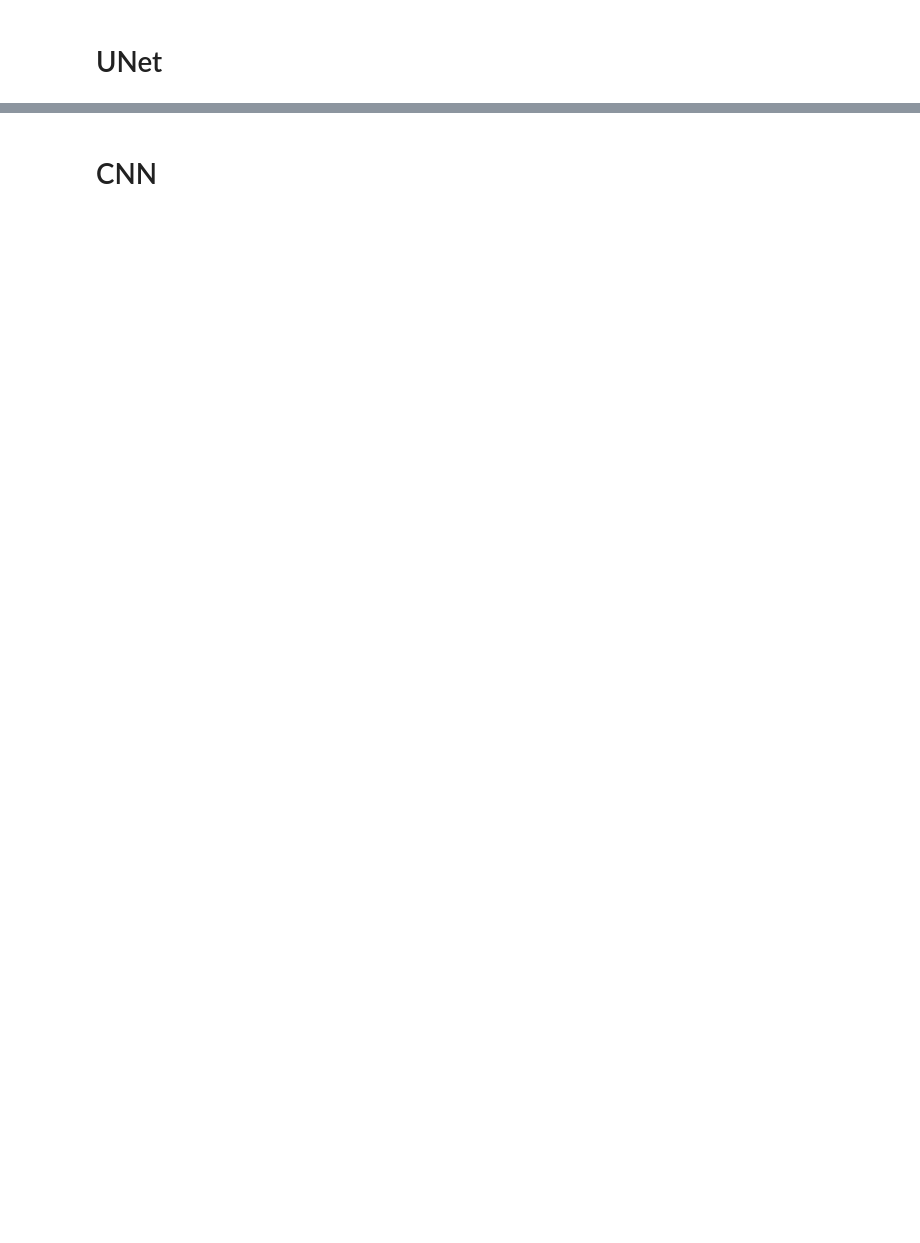
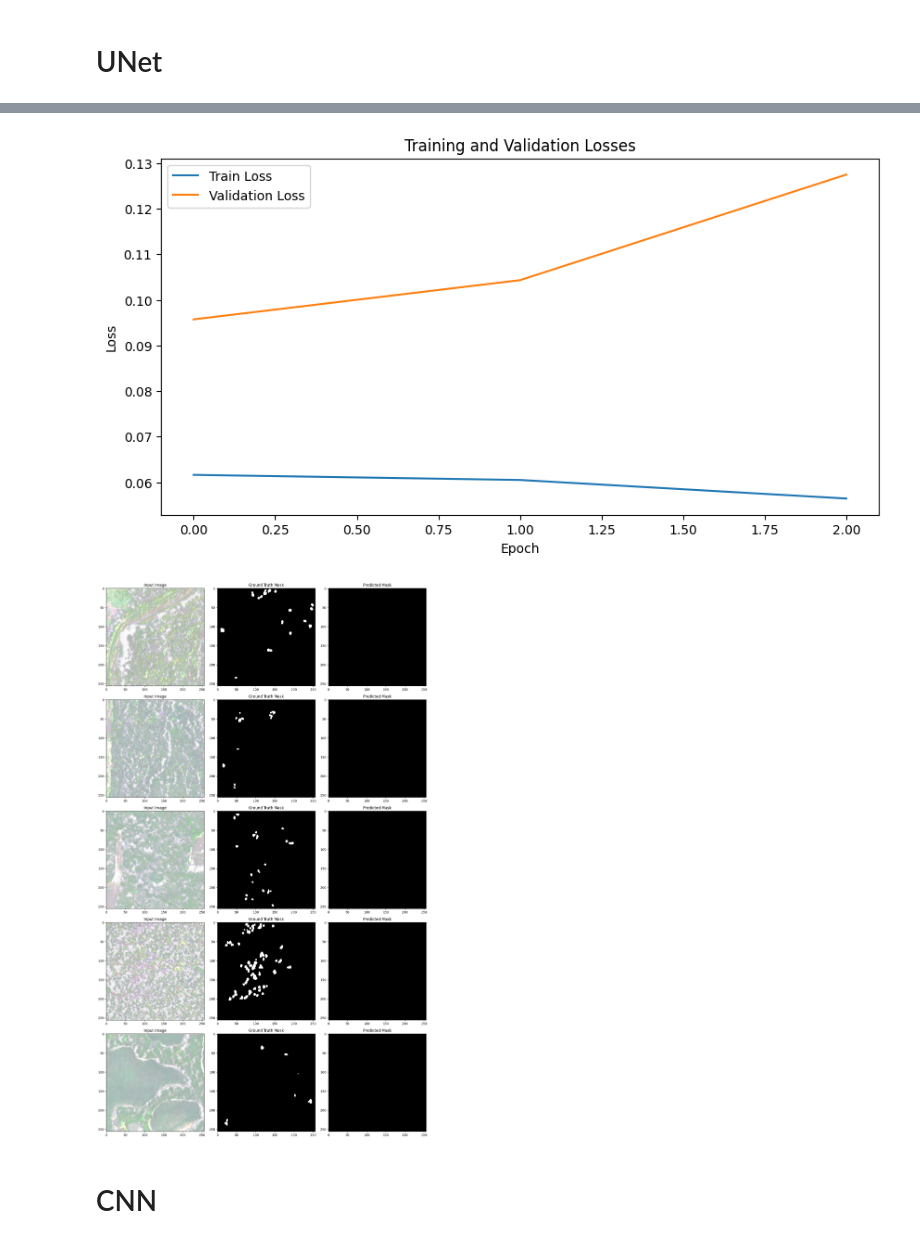
Before and after one commit to abaj8494/cv-tree-seg, a Jupyter notebook: main.ipynb, the cells around one changed output, grey strips where cells are left out. Cells and saved outputs as stored; diff of their text form; code cells hidden in the pictures; blank space fills up the shorter version.

```diff
--- a/main.ipynb
+++ b/main.ipynb
@@ -84,0 +284,14 @@ class UNet(nn.Module):
+# %%
+# training loop
+num_epochs = 3
+train_losses = []
+val_losses = []
+for epoch in range(num_epochs):
+    train_loss = train_one_epoch(model, loaders['train'], optimizer, criterion)
+    val_loss = evaluate(model, loaders['val'], criterion)
+    train_losses.append(train_loss)
+    val_losses.append(val_loss)
+
+    print(f"Epoch [{epoch+1}/{num_epochs}], Train Loss: {train_loss:.4f}, Val Loss: {val_loss:.4f}")
+test_loss = evaluate(model, loaders['test'], criterion)
+print(f"Test Loss: {test_loss:.4f}")
@@ -85,3 +303,40 @@ class UNet(nn.Module):
+# %%
+# plotting losses and predictions
+import matplotlib.pyplot as plt
+def plot_losses(train_losses, val_losses):
+    plt.figure(figsize=(10, 5))
+    plt.plot(train_losses, label='Train Loss')
+    plt.plot(val_losses, label='Validation Loss')
+    plt.xlabel('Epoch')
+    plt.ylabel('Loss')
+    plt.title('Training and Validation Losses')
+    plt.legend()
+    plt.show()
+def plot_predictions(model, dataloader, num_images=5):
+    model.eval()
+    images, masks = next(iter(dataloader))
+    images, masks = images.to(device), masks.to(device)
+
+    with torch.no_grad():
+        outputs = model(images)
+        outputs = torch.argmax(outputs, dim=1)  # Get predicted class indices
+
+    fig, axes = plt.subplots(num_images, 3, figsize=(15, 5 * num_images))
+    for i in range(num_images):
+        axes[i, 0].imshow(images[i].cpu().permute(1, 2, 0).numpy())
+        axes[i, 0].set_title('Input Image')
+        axes[i, 1].imshow(masks[i].cpu().numpy(), cmap='gray')
+        axes[i, 1].set_title('Ground Truth Mask')
+        axes[i, 2].imshow(outputs[i].cpu().numpy(), cmap='gray')
+        axes[i, 2].set_title('Predicted Mask')
+
+    plt.tight_layout()
+    plt.show()
+plot_losses(train_losses, val_losses)
+plot_predictions(model, loaders['test'], num_images=5)
+# %% [output]
+[figure, added]
+[figure, added]
 # %% [markdown]
 # CNN
 # %%
```
Also changed, not shown: parts of 9 cells of this notebook, 2 other files.
